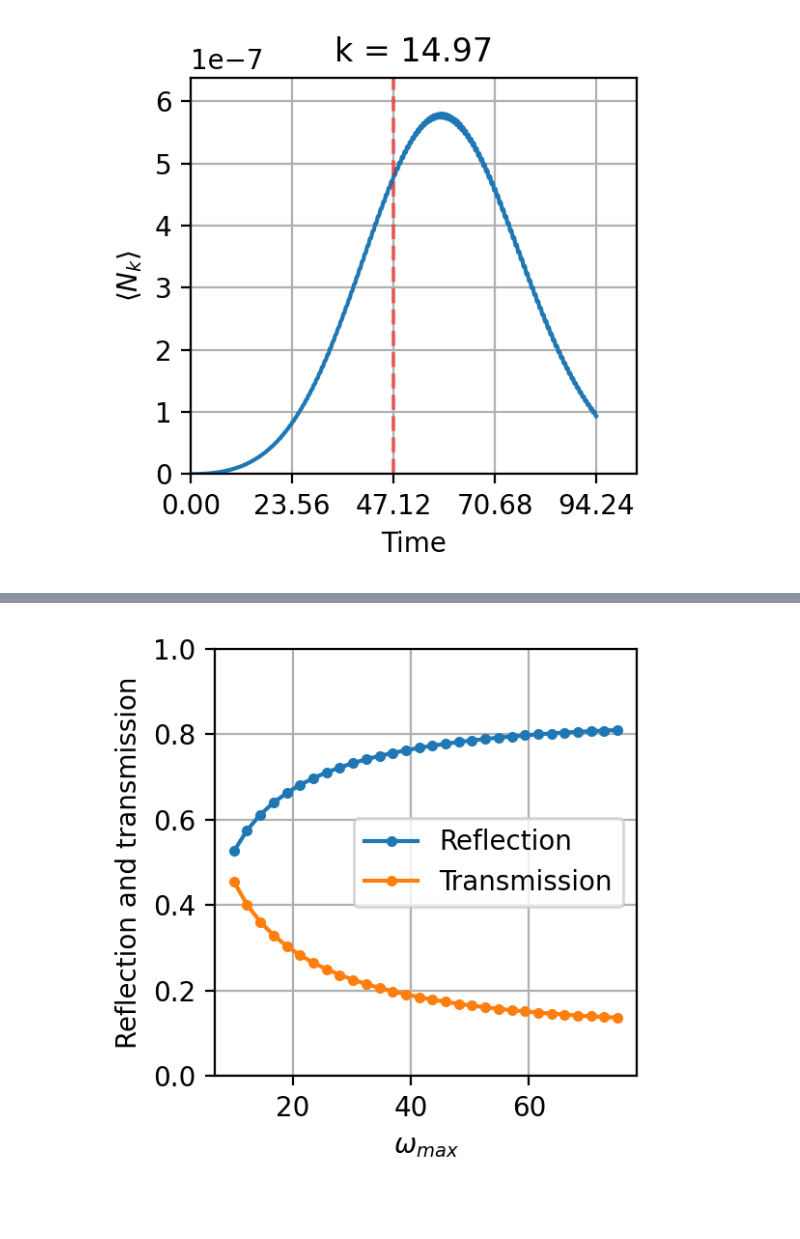
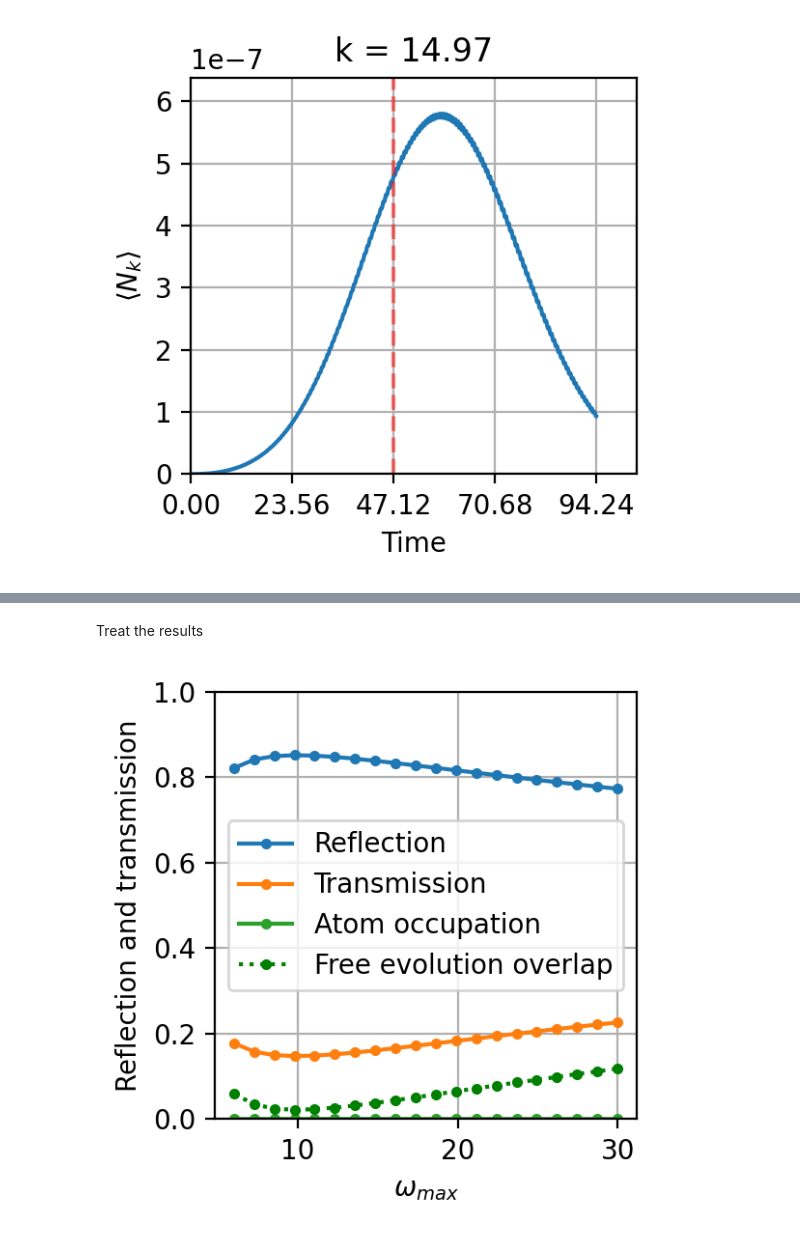
Before and after one commit to rpiron/nii_internship, a Jupyter notebook: single_photon_scattering/simu_mirror.ipynb, the cells around one changed output, grey strips where cells are left out. Drawn from its saved outputs; the diff is of its cells as text; code cells hidden in the pictures; blank space fills up the shorter version.

```diff
--- a/single_photon_scattering/simu_mirror.ipynb
+++ b/single_photon_scattering/simu_mirror.ipynb
@@ -122,7 +121,7 @@ def get_data_mirror(L, T, dt, omega_0, omega_A, omega_max, g_0, sigma, x_0, use_
 
 Check the parameters first
 # %%
-L = 150*pi
+L = 200*pi
 T = L/2
 dt = 0.1
 
@@ -132,13 +131,13 @@ omega_A = 3
 gamma = 2*g_0**2*omega_A
 
 #initial photon wavepacket parameters
-sigma = L/8
+sigma = L/16
 sigma_momentum = 1/sigma
 x_0 = -L/4
 omega_0 = 2.99
 
 #numerical implementation of momentum space
-omega_max = 30*omega_A
+omega_max = 5*omega_A
 
 print("Coupling g(k,j): ", g_0*np.sqrt(omega_A / L))
 print("sigma_momentum: ", sigma_momentum)
@@ -477,14 +407,39 @@ Computing occupation numbers in momentum space...
+# %% [markdown]
+Treat the results
+# %%
+nb_freq_eff = 20
+
+omega_max_tab = np.zeros(nb_freq_eff)
+
+reflection_tab = np.zeros(nb_freq_eff)
+transmission_tab = np.zeros(nb_freq_eff)
+N_A_final_tab = np.zeros(nb_freq_eff)
+overlap_free_evol_tab = np.zeros(nb_freq_eff)
+
+for x in range(nb_freq_eff):
+    #recover the associated csv file
+    current_filename = f"./results_UVcutoff/results_{x}.csv"
+    df = pd.read_csv(current_filename)
+
+    omega_max_tab[x] = df['omega_max'][0]
+
+    reflection_tab[x] = df['reflection'][0]
+    transmission_tab[x] = df['transmission'][0]
+    N_A_final_tab[x] = df['N_A_final'][0]
+    overlap_free_evol_tab[x] = df['overlap_free_evol'][0]
 # %%
 fig, ax = plt.subplots(1,1, figsize=(3,3), dpi=resol)
 ax.plot(omega_max_tab, reflection_tab, markersize=3, marker='o', label='Reflection')
 ax.plot(omega_max_tab, transmission_tab, markersize=3, marker='o', label='Transmission')
+ax.plot(omega_max_tab, N_A_final_tab, markersize=3, marker='o', label='Atom occupation')
+ax.plot(omega_max_tab, overlap_free_evol_tab, markersize=3, marker='o', label='Free evolution overlap', linestyle=':', color='green')
 ax.set_xlabel(r'$\omega_{max}$')
 ax.set_ylabel("Reflection and transmission")
 ax.grid()
 ax.legend()
 ax.set_ylim(0, 1)
 
 fig.tight_layout()
 plt.show()
 # %% [output]
-[figure, old version]
+[figure, new version]
```
Also changed, not shown: parts of 18 cells of this notebook, 40 other files.
